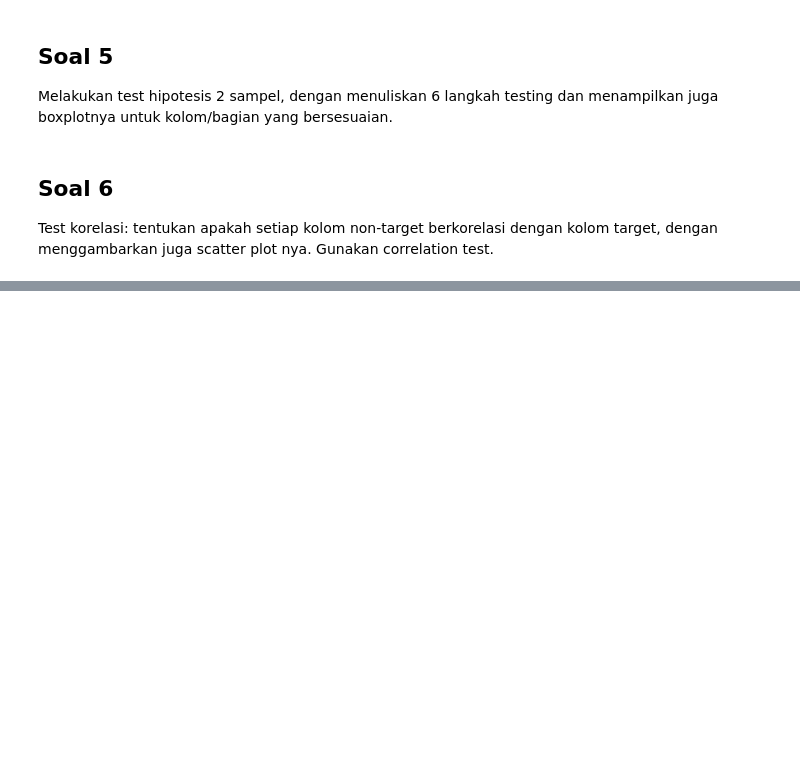
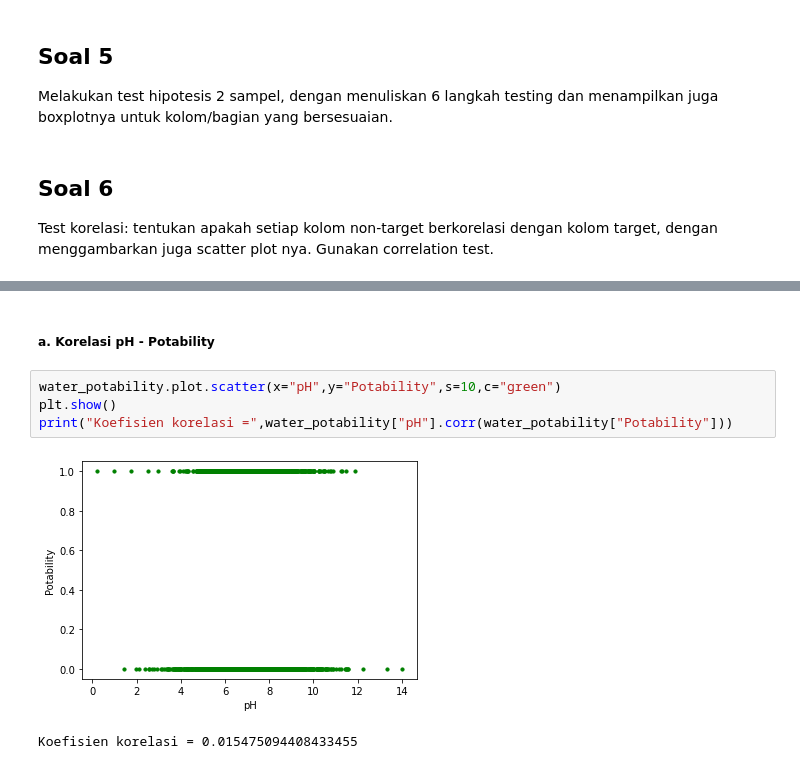
Before and after one commit to HanselTanoto/Tubes-Probstat, a Jupyter notebook: K01-T1-IF2220-13520022.ipynb, the cells around one changed output, grey strips where cells are left out. Cells and saved outputs as stored; diff of their text form; blank space fills up the shorter version.

```diff
--- a/K01-T1-IF2220-13520022.ipynb
+++ b/K01-T1-IF2220-13520022.ipynb
@@ -364,0 +367,9 @@ Test korelasi: tentukan apakah setiap kolom non-target berkorelasi dengan kolom
+# %% [markdown]
+##### a. Korelasi pH - Potability
+# %%
+water_potability.plot.scatter(x="pH",y="Potability",s=10,c="green")
+plt.show()
+print("Koefisien korelasi =",water_potability["pH"].corr(water_potability["Potability"]))
+# %% [output]
+[figure, added]
+Koefisien korelasi = 0.015475094408433455
```
Also changed, not shown: parts of 26 cells of this notebook.
